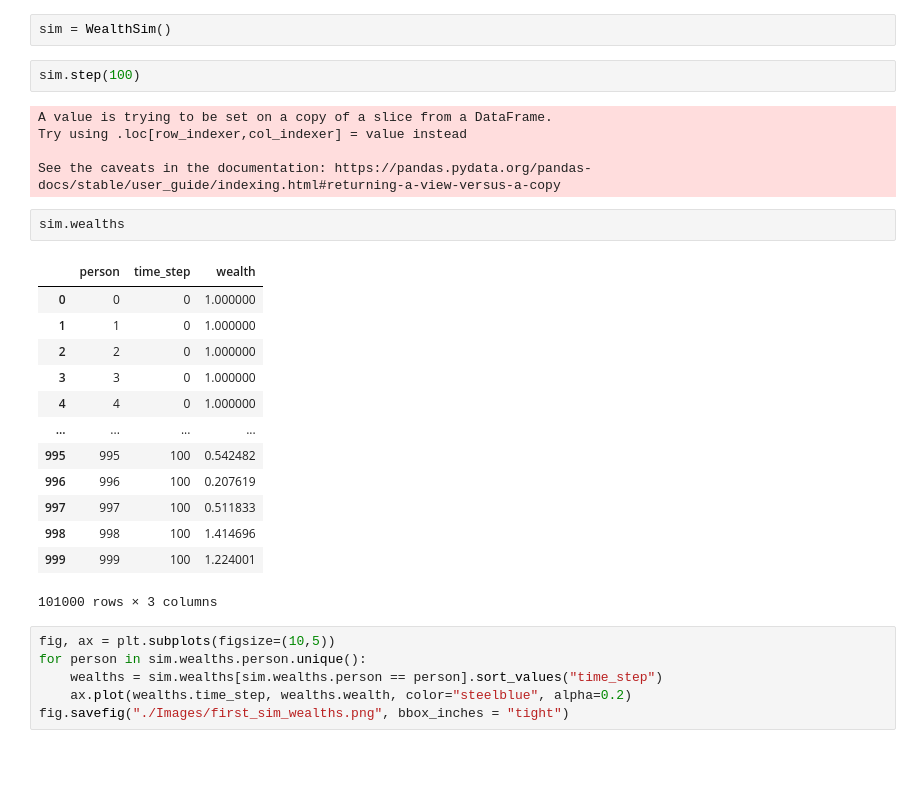
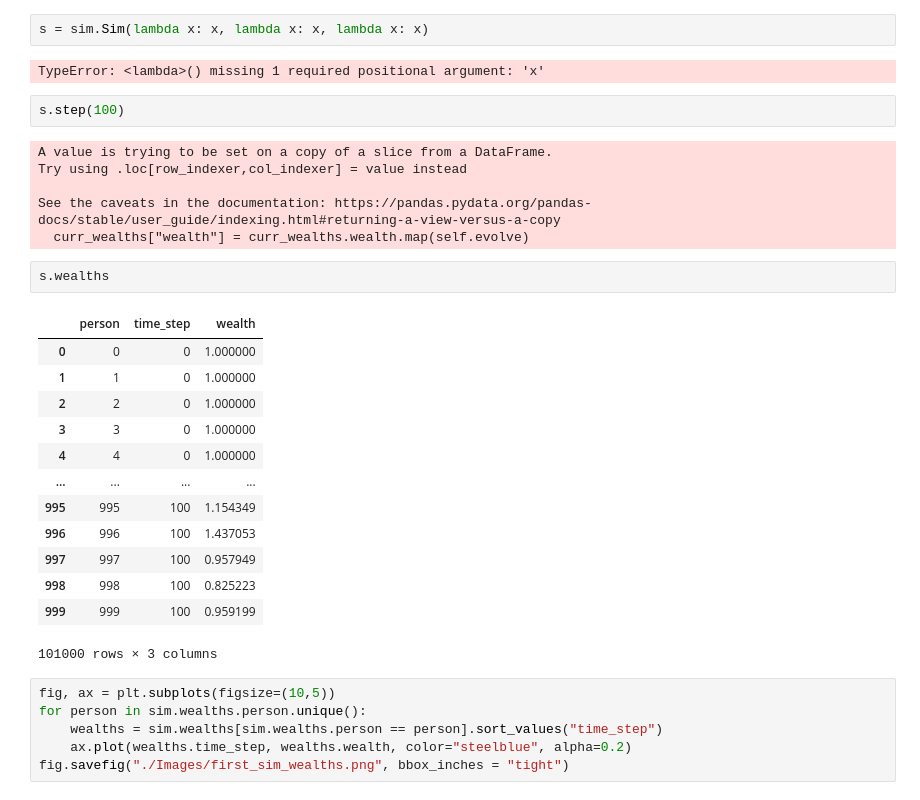
Before and after one commit to gautsi/wealth, a Jupyter notebook: Notebooks/first_sim.ipynb, the cells around one changed output. Drawn from its saved outputs; the diff is of its cells as text; blank space fills up the shorter version.

```diff
--- a/Notebooks/first_sim.ipynb
+++ b/Notebooks/first_sim.ipynb
@@ -11,27 +10,30 @@ SyntaxError: invalid syntax (<ipython-input-4-dd16f48f7dab>, line 1)
-# %%
-sim = WealthSim()
+# %%
+s = sim.Sim(lambda x: x, lambda x: x, lambda x: x)
+# %% [output]
+TypeError: <lambda>() missing 1 required positional argument: 'x'
 # %%
-sim.step(100)
+s.step(100)
 # %% [output]
 A value is trying to be set on a copy of a slice from a DataFrame.
 Try using .loc[row_indexer,col_indexer] = value instead
 
 See the caveats in the documentation: https://pandas.pydata.org/pandas-docs/stable/user_guide/indexing.html#returning-a-view-versus-a-copy
+  curr_wealths["wealth"] = curr_wealths.wealth.map(self.evolve)
 # %%
-sim.wealths
+s.wealths
 # %% [output]
 |  | person | time_step | wealth |
 | 0 | 0 | 0 | 1.000000 |
 | 1 | 1 | 0 | 1.000000 |
 | 2 | 2 | 0 | 1.000000 |
 | 3 | 3 | 0 | 1.000000 |
 | 4 | 4 | 0 | 1.000000 |
 | ... | ... | ... | ... |
-| 995 | 995 | 100 | 0.542482 |
-| 996 | 996 | 100 | 0.207619 |
-| 997 | 997 | 100 | 0.511833 |
-| 998 | 998 | 100 | 1.414696 |
-| 999 | 999 | 100 | 1.224001 |
+| 995 | 995 | 100 | 1.154349 |
+| 996 | 996 | 100 | 1.437053 |
+| 997 | 997 | 100 | 0.957949 |
+| 998 | 998 | 100 | 0.825223 |
+| 999 | 999 | 100 | 0.959199 |
 101000 rows × 3 columns
 # %%
 fig, ax = plt.subplots(figsize=(10,5))
```
Also changed, not shown: parts of 2 cells of this notebook, 3 other files.
